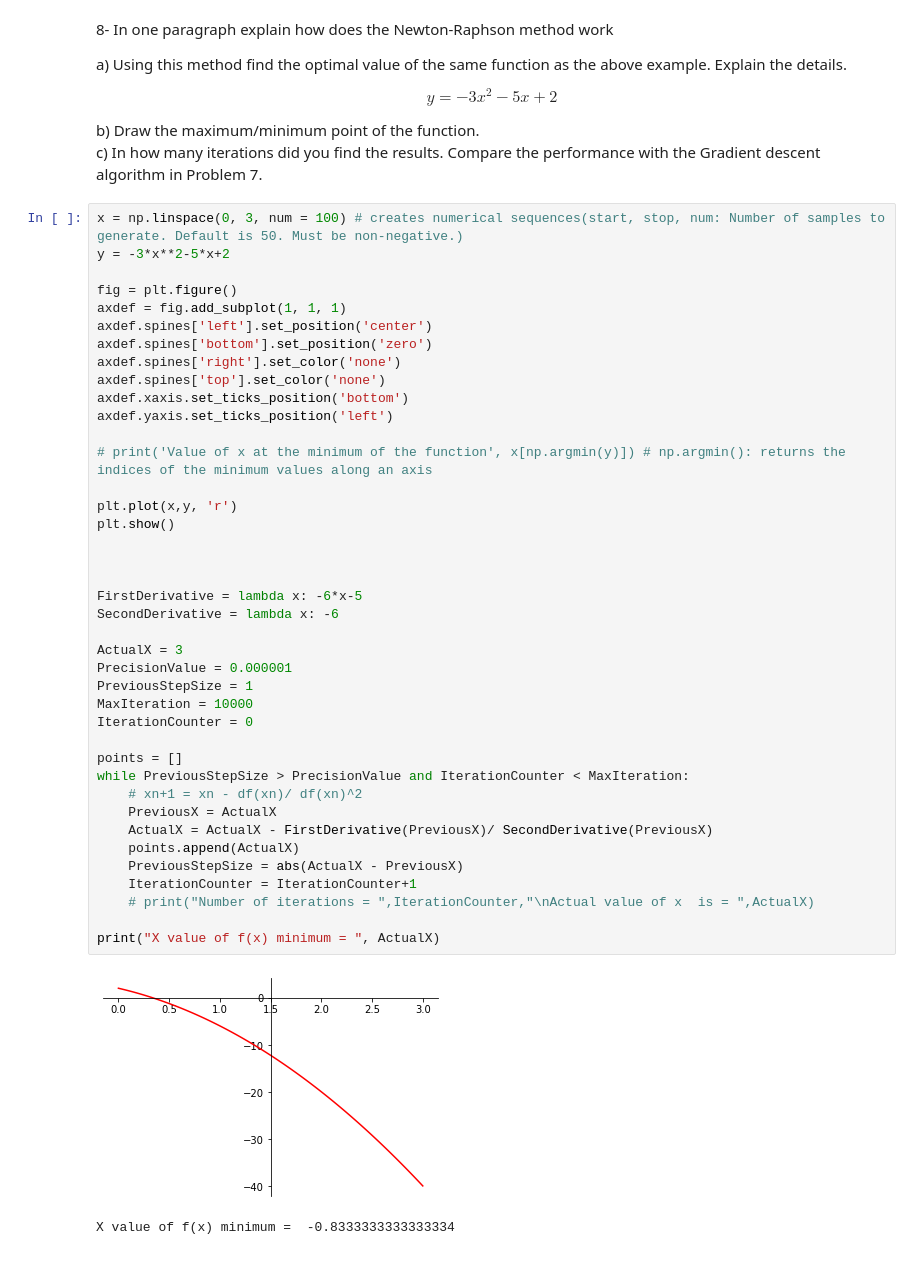
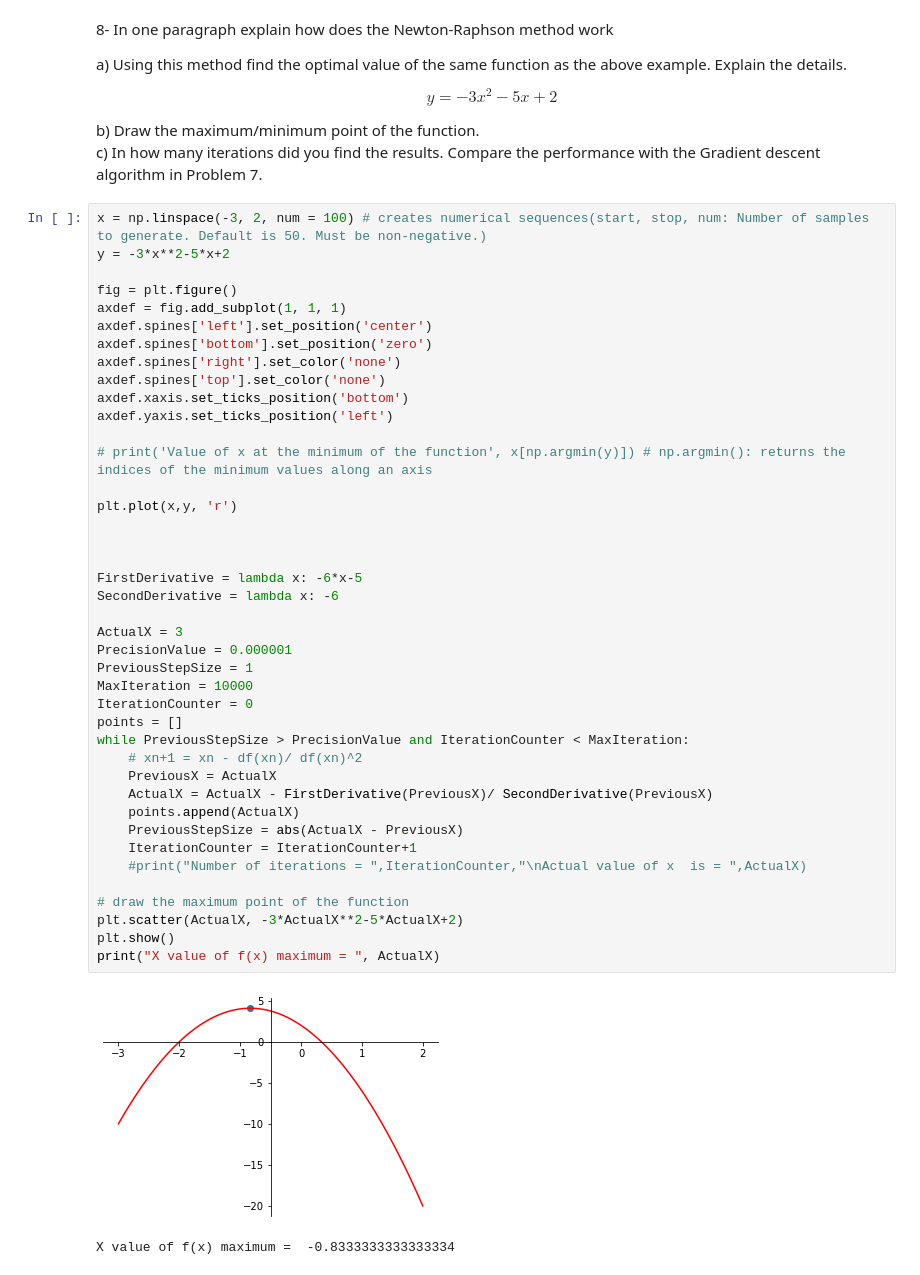
Before and after one commit to twyunting/CSC-632_Intro-to-Simulation-and-Modeling, a Jupyter notebook: homeworks/hw2/CSC-632 HW2_Coding_Yunting Chiu.ipynb, the cells around one changed output. Saved outputs shown, nothing was run; the diff lists cells and outputs as text.

```diff
--- a/homeworks/hw2/CSC-632 HW2_Coding_Yunting Chiu.ipynb
+++ b/homeworks/hw2/CSC-632 HW2_Coding_Yunting Chiu.ipynb
@@ -709,7 +730,7 @@ b) Draw the maximum/minimum point of the function.\
 c) In how many iterations did you find the results. Compare the performance with the
 Gradient descent algorithm in Problem 7.
 # %%
-x = np.linspace(0, 3, num = 100) # creates numerical sequences(start, stop, num: Number of samples to generate. Default is 50. Must be non-negative.)
+x = np.linspace(-3, 2, num = 100) # creates numerical sequences(start, stop, num: Number of samples to generate. Default is 50. Must be non-negative.)
 y = -3*x**2-5*x+2
 
 fig = plt.figure()
@@ -718,36 +739,37 @@ axdef.spines['left'].set_position('center')
 axdef.spines['bottom'].set_position('zero')
 axdef.spines['right'].set_color('none')
 axdef.spines['top'].set_color('none')
 axdef.xaxis.set_ticks_position('bottom')
 axdef.yaxis.set_ticks_position('left')
 
 # print('Value of x at the minimum of the function', x[np.argmin(y)]) # np.argmin(): returns the indices of the minimum values along an axis
 
 plt.plot(x,y, 'r')
-plt.show()
 
 
 
 FirstDerivative = lambda x: -6*x-5
 SecondDerivative = lambda x: -6
 
 ActualX = 3
 PrecisionValue = 0.000001
 PreviousStepSize = 1
 MaxIteration = 10000
 IterationCounter = 0
-
 points = []
 while PreviousStepSize > PrecisionValue and IterationCounter < MaxIteration:
     # xn+1 = xn - df(xn)/ df(xn)^2
     PreviousX = ActualX
     ActualX = ActualX - FirstDerivative(PreviousX)/ SecondDerivative(PreviousX)
     points.append(ActualX)
     PreviousStepSize = abs(ActualX - PreviousX)
     IterationCounter = IterationCounter+1
-    # print("Number of iterations = ",IterationCounter,"\nActual value of x  is = ",ActualX)
+    #print("Number of iterations = ",IterationCounter,"\nActual value of x  is = ",ActualX)
 
-print("X value of f(x) minimum = ", ActualX)
+# draw the maximum point of the function
+plt.scatter(ActualX, -3*ActualX**2-5*ActualX+2)
+plt.show()
+print("X value of f(x) maximum = ", ActualX)
 # %% [output]
-[figure, old version]
+[figure, new version]
-X value of f(x) minimum =  -0.8333333333333334
+X value of f(x) maximum =  -0.8333333333333334
```
Also changed, not shown: parts of 12 cells of this notebook.
